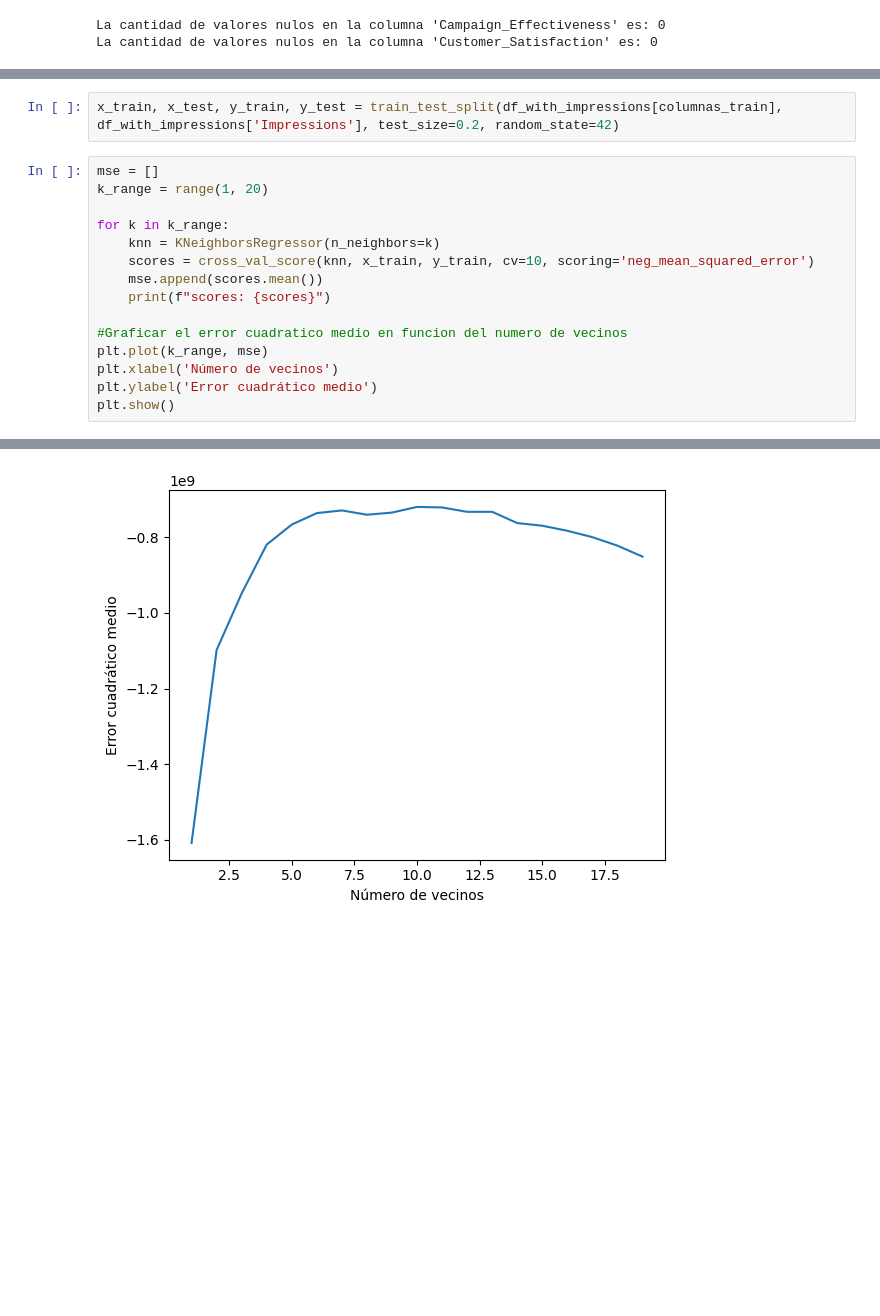
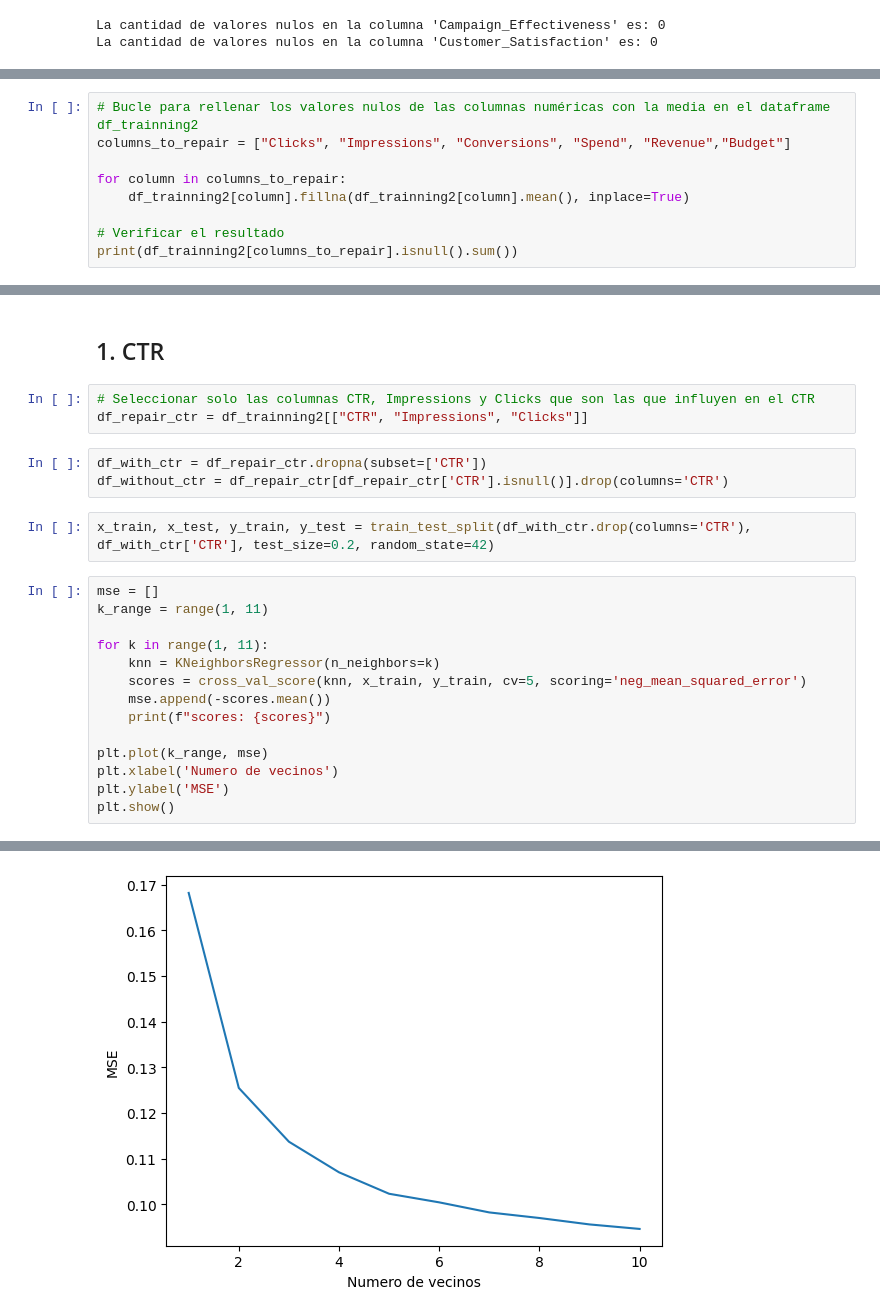
Before and after one commit to Germandcont/Data_Analysis_Project, a Jupyter notebook: Notebooks/Notebook.ipynb, the cells around one changed output, grey strips where cells are left out. Cells and saved outputs as stored; diff of their text form; blank space fills up the shorter version.

```diff
--- a/Notebooks/Notebook.ipynb
+++ b/Notebooks/Notebook.ipynb
@@ -585,0 +469,9 @@ df_without_impressions = df_train1[df_train1['Impressions'].isnull()].drop(colum
+# %%
+# Bucle para rellenar los valores nulos de las columnas numéricas con la media en el dataframe df_trainning2
+columns_to_repair = ["Clicks", "Impressions", "Conversions", "Spend", "Revenue","Budget"]
+
+for column in columns_to_repair:
+    df_trainning2[column].fillna(df_trainning2[column].mean(), inplace=True)
+
+# Verificar el resultado
+print(df_trainning2[columns_to_repair].isnull().sum())
@@ -586,18 +516,25 @@ df_without_impressions = df_train1[df_train1['Impressions'].isnull()].drop(colum
+# %% [markdown]
+## 1. CTR
+# %%
+# Seleccionar solo las columnas CTR, Impressions y Clicks que son las que influyen en el CTR
+df_repair_ctr = df_trainning2[["CTR", "Impressions", "Clicks"]]
+# %%
+df_with_ctr = df_repair_ctr.dropna(subset=['CTR'])
+df_without_ctr = df_repair_ctr[df_repair_ctr['CTR'].isnull()].drop(columns='CTR')
 # %%
-x_train, x_test, y_train, y_test = train_test_split(df_with_impressions[columnas_train], df_with_impressions['Impressions'], test_size=0.2, random_state=42)
+x_train, x_test, y_train, y_test = train_test_split(df_with_ctr.drop(columns='CTR'), df_with_ctr['CTR'], test_size=0.2, random_state=42)
 # %%
 mse = []
-k_range = range(1, 20)
+k_range = range(1, 11)
 
-for k in k_range:
+for k in range(1, 11):
     knn = KNeighborsRegressor(n_neighbors=k)
-    scores = cross_val_score(knn, x_train, y_train, cv=10, scoring='neg_mean_squared_error')
-    mse.append(scores.mean())
+    scores = cross_val_score(knn, x_train, y_train, cv=5, scoring='neg_mean_squared_error')
+    mse.append(-scores.mean())
     print(f"scores: {scores}")
 
-#Graficar el error cuadratico medio en funcion del numero de vecinos
 plt.plot(k_range, mse)
-plt.xlabel('Número de vecinos')
-plt.ylabel('Error cuadrático medio')
+plt.xlabel('Numero de vecinos')
+plt.ylabel('MSE')
 plt.show()
 # %% [output]
@@ -621 +551 @@ scores: [-9.51168918e+08 -1.05826166e+09 -1.10184126e+09 -9.39520455e+08
-[figure, old version]
+[figure, new version]
```
Also changed, not shown: parts of 42 cells of this notebook.
